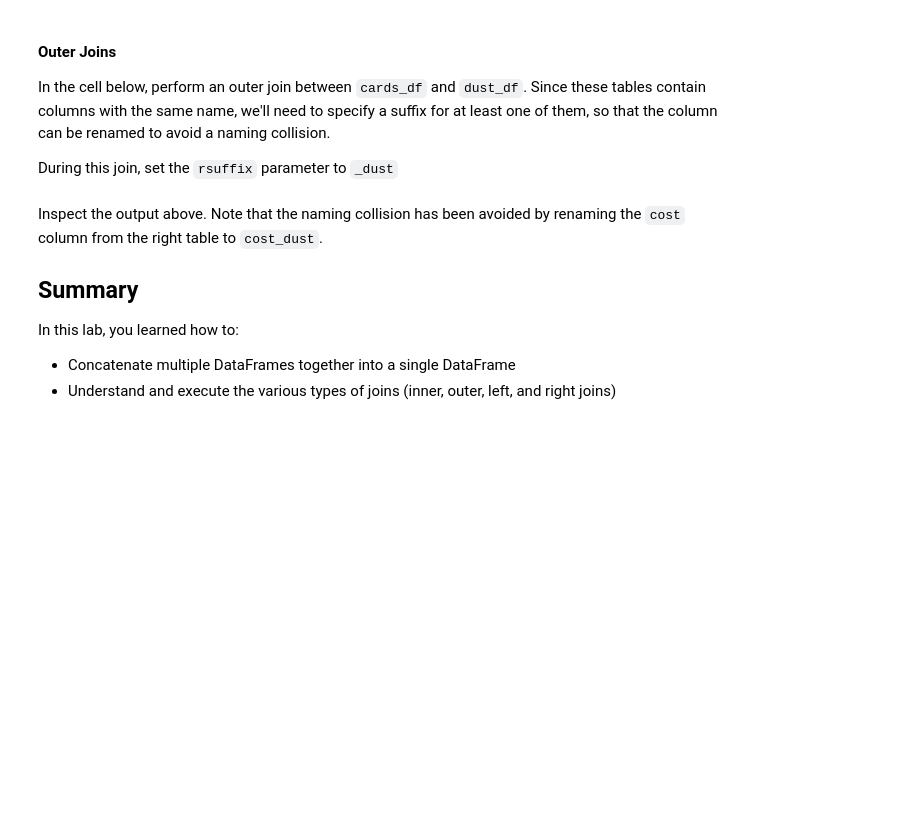
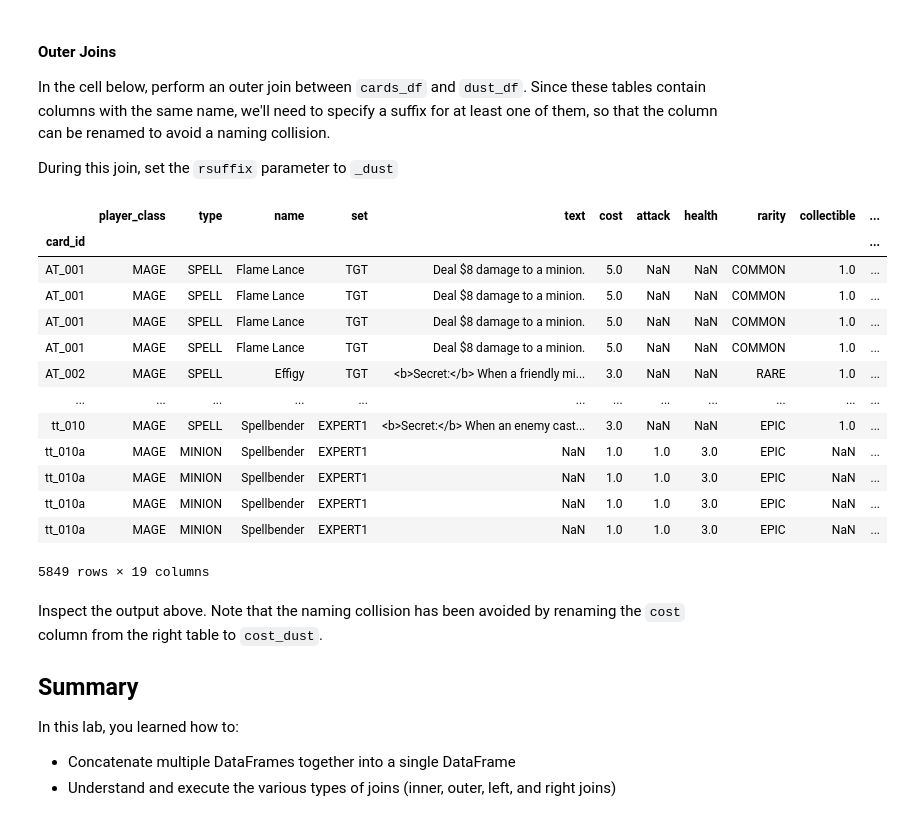
Before and after one commit to mifkovic-chevron/dsc-enterprise-chevron-combining-dataframes-pandas-lab-chevron-dataeng-100419, a Jupyter notebook: index.ipynb, the cells around one changed output. Saved outputs shown, nothing was run; the diff lists cells and outputs as text; code cells hidden in the pictures; blank space fills up the shorter version.

```diff
--- a/index.ipynb
+++ b/index.ipynb
@@ -244,8 +244,23 @@ In the cell below, perform an outer join between `cards_df` and `dust_df`. Since
 
 During this join, set the `rsuffix` parameter to `_dust`
 # %%
-outer_join_df = cards_df.join(dust_df, how='outer', )
+outer_join_df = cards_df.join(dust_df, how='outer', rsuffix='_dust')
 outer_join_df
+# %% [output]
+|  | player_class | type | name | set | text | cost | attack | health | rarity | collectible | ... |
+| card_id |  |  |  |  |  |  |  |  |  |  | ... |
+| AT_001 | MAGE | SPELL | Flame Lance | TGT | Deal $8 damage to a minion. | 5.0 | NaN | NaN | COMMON | 1.0 | ... |
+| AT_001 | MAGE | SPELL | Flame Lance | TGT | Deal $8 damage to a minion. | 5.0 | NaN | NaN | COMMON | 1.0 | ... |
+| AT_001 | MAGE | SPELL | Flame Lance | TGT | Deal $8 damage to a minion. | 5.0 | NaN | NaN | COMMON | 1.0 | ... |
+| AT_001 | MAGE | SPELL | Flame Lance | TGT | Deal $8 damage to a minion. | 5.0 | NaN | NaN | COMMON | 1.0 | ... |
+| AT_002 | MAGE | SPELL | Effigy | TGT | <b>Secret:</b> When a friendly mi... | 3.0 | NaN | NaN | RARE | 1.0 | ... |
+| ... | ... | ... | ... | ... | ... | ... | ... | ... | ... | ... | ... |
+| tt_010 | MAGE | SPELL | Spellbender | EXPERT1 | <b>Secret:</b> When an enemy cast... | 3.0 | NaN | NaN | EPIC | 1.0 | ... |
+| tt_010a | MAGE | MINION | Spellbender | EXPERT1 | NaN | 1.0 | 1.0 | 3.0 | EPIC | NaN | ... |
+| tt_010a | MAGE | MINION | Spellbender | EXPERT1 | NaN | 1.0 | 1.0 | 3.0 | EPIC | NaN | ... |
+| tt_010a | MAGE | MINION | Spellbender | EXPERT1 | NaN | 1.0 | 1.0 | 3.0 | EPIC | NaN | ... |
+| tt_010a | MAGE | MINION | Spellbender | EXPERT1 | NaN | 1.0 | 1.0 | 3.0 | EPIC | NaN | ... |
+5849 rows × 19 columns
 # %% [markdown]
 Inspect the output above.  Note that the naming collision has been avoided by renaming the `cost` column from the right table to `cost_dust`.
 
```
